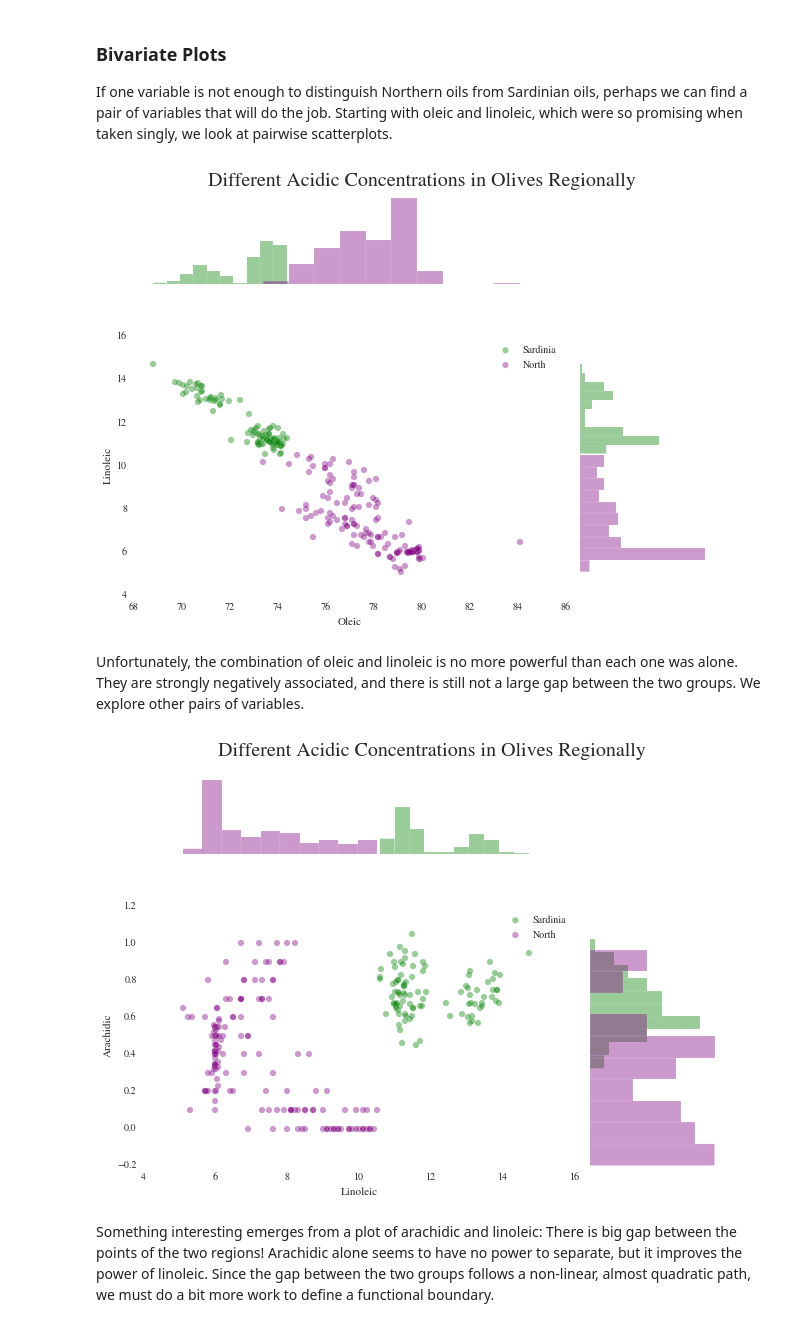
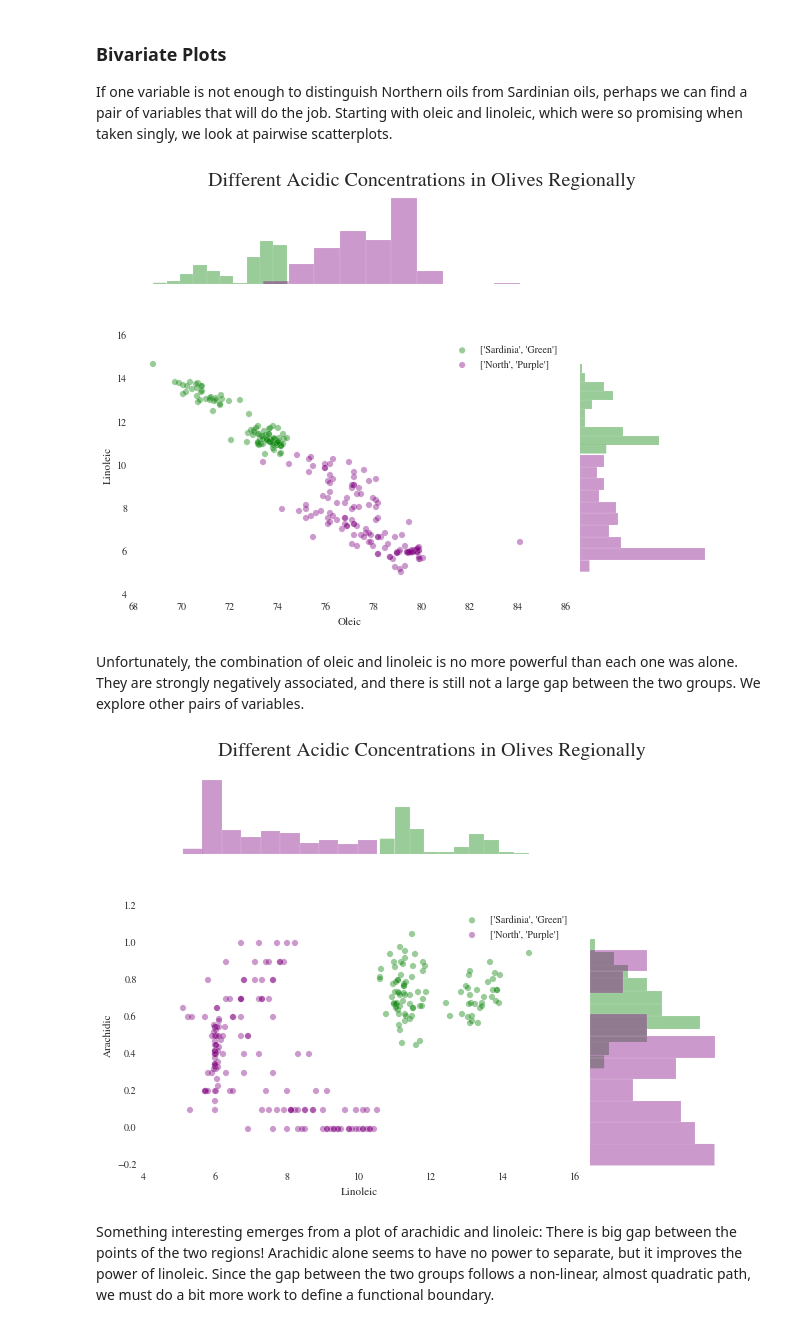
Before and after one commit to chrisdaly/Data-Science, a Jupyter notebook: Olive Oils/Olive Oils Notebook.ipynb, the cells around one changed output. Cells and saved outputs as stored; diff of their text form; code cells hidden in the pictures.

```diff
--- a/Olive Oils/Olive Oils Notebook.ipynb
+++ b/Olive Oils/Olive Oils Notebook.ipynb
@@ -145,7 +149,7 @@ sns.palplot(palette)
 [figure]
 # %%
 # Parameters for making plots clearer.
-rcParams['figure.figsize'] = (10, 6)
+rcParams['figure.figsize'] = (10, 10)
 rcParams['figure.dpi'] = 150
 rcParams['lines.linewidth'] = 2
 rcParams['axes.facecolor'] = 'white'
@@ -247,8 +259,8 @@ Image(filename='images/Italy.png')
 region_keys = [1,2,3]
 region_names = ['South','Sardinia','North']
 region_colors = ['Orange', 'Green', 'Purple']
-region_rgb = [(1.0, 0.4980, 0.0), (0.302, 0.686, 0.290), (0.596, 0.306, 0.639)]
+#region_rgb = [(1.0, 0.4980, 0.0), (0.302, 0.686, 0.290), (0.596, 0.306, 0.639)]
 
-region_map = {e[0]: [e[1], e[2], e[3]] for e in zip(region_keys, region_names, region_colors, region_rgb)}
+region_map = {e[0]: [e[1], e[2]] for e in zip(region_keys, region_names, region_colors)}
 region_map
 # %% [output]
@@ -299,3 +309,6 @@ Note that there are is a very low percentage of eicosenoic acids in Sardinia and
 We first paint the points according to region. Using univariate
 plots, we look at each explanatory variable in turn, looking for separations
 between pairs of regions.
+# %%
+palette1 = ['Orange', 'Green', 'Purple']
+sns.palplot(palette1)
@@ -388,12 +375,15 @@ Sardinian oils, perhaps we can find a pair of variables that will do the job.
 Starting with oleic and linoleic, which were so promising when taken singly,
 we look at pairwise scatterplots.
 # %%
-def marginalPlot(df, scatterx, scattery, by="region", labeler={}):
+def bivariatePlot(df, scatterx, scattery, offset, by="region", labeler={}, palette=palette1):
 
     """
-    Creates a marginal plot, given a dataframe, names of 2 columns, a factor,
+    Creates a bivariate plot, given a dataframe, names of 2 columns, a factor,
     and a set of labels for the regions.
     """
+
+    #print palette
+    #print labeler
 
     # Sizing for the axes.
     left, width = 0.1, 0.6
@@ -420,6 +410,7 @@ def marginalPlot(df, scatterx, scattery, by="region", labeler={}):
 
     # For region number and its part of the df.
     for k, g in df.groupby(by):
+        #print k
 
         # Select the columns to plot.
         x = g[scatterx]
@@ -430,8 +421,10 @@ def marginalPlot(df, scatterx, scattery, by="region", labeler={}):
         ys[k] = y
 
         # Plot the region's data - scatter, xhist, yhist.
-        color=palette1[k-1]
-        axScatter.scatter(x, y, c=color, label=labeler.get(k)[0], s=40, alpha=0.4);
+        color=palette[k-offset]
+        #print color
+        #print "label = ", labeler[k]
+        axScatter.scatter(x, y, c=color, label=labeler[k], s=40, alpha=0.4);#label=labeler.get(k)[0]
         axHistx.hist(list(x), color=color, alpha=0.4)
         axHisty.hist(list(y), orientation='horizontal', color=color, alpha=0.4)
 
@@ -454,9 +447,9 @@ def marginalPlot(df, scatterx, scattery, by="region", labeler={}):
     # Add a title
     plt.suptitle("Different Acidic Concentrations in Olives Regionally", fontsize=20)
 # %%
-marginalPlot(df[df.region != 1], "oleic", "linoleic", labeler=region_map)
+bivariatePlot(df[df.region != 1], "oleic", "linoleic", 1, labeler=region_map)
 # %% [output]
-[figure, old version]
+[figure, new version]
 # %% [markdown]
 Unfortunately, the
 combination of oleic and linoleic is no more powerful than each one was alone.
@@ -464,9 +457,9 @@ They are strongly negatively associated, and there is still not a large gap betw
 two groups.
 We explore other pairs of variables.
 # %%
-marginalPlot(df[df.region != 1], "linoleic", "arachidic", labeler=region_map)
+bivariatePlot(df[df.region != 1], "linoleic", "arachidic", 1, labeler=region_map)
 # %% [output]
-[figure, old version]
+[figure, new version]
 # %% [markdown]
 Something interesting emerges from a
 plot of arachidic and linoleic: There is big gap between the points of the two
```
Also changed, not shown: parts of 81 cells of this notebook, 1 other file.
